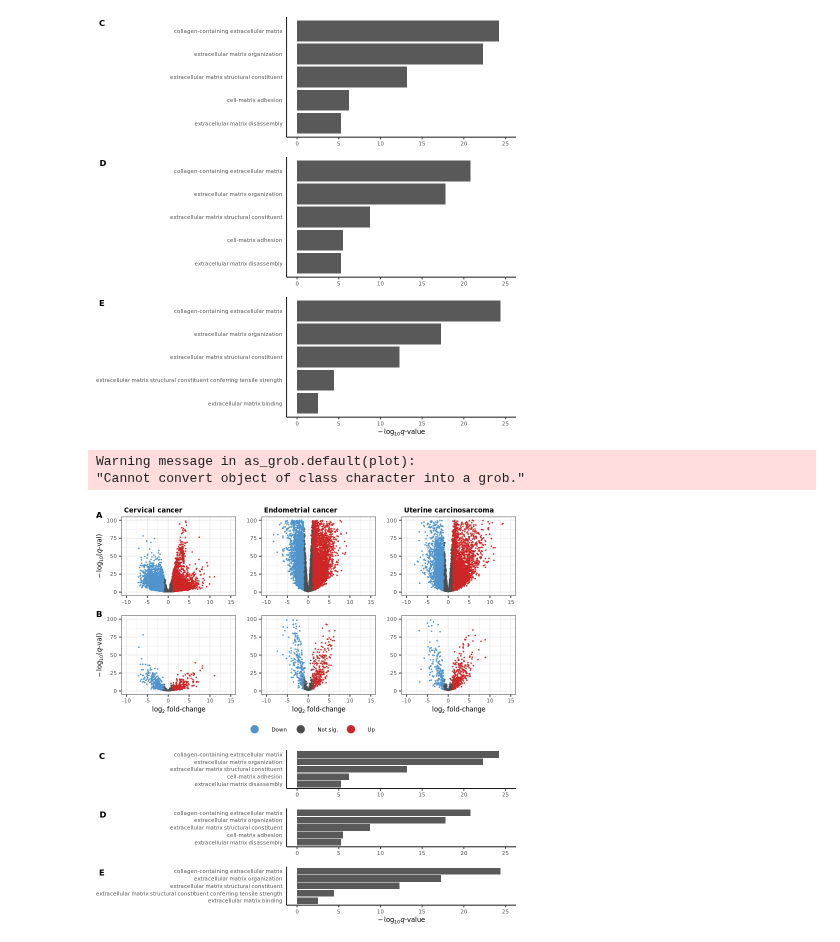
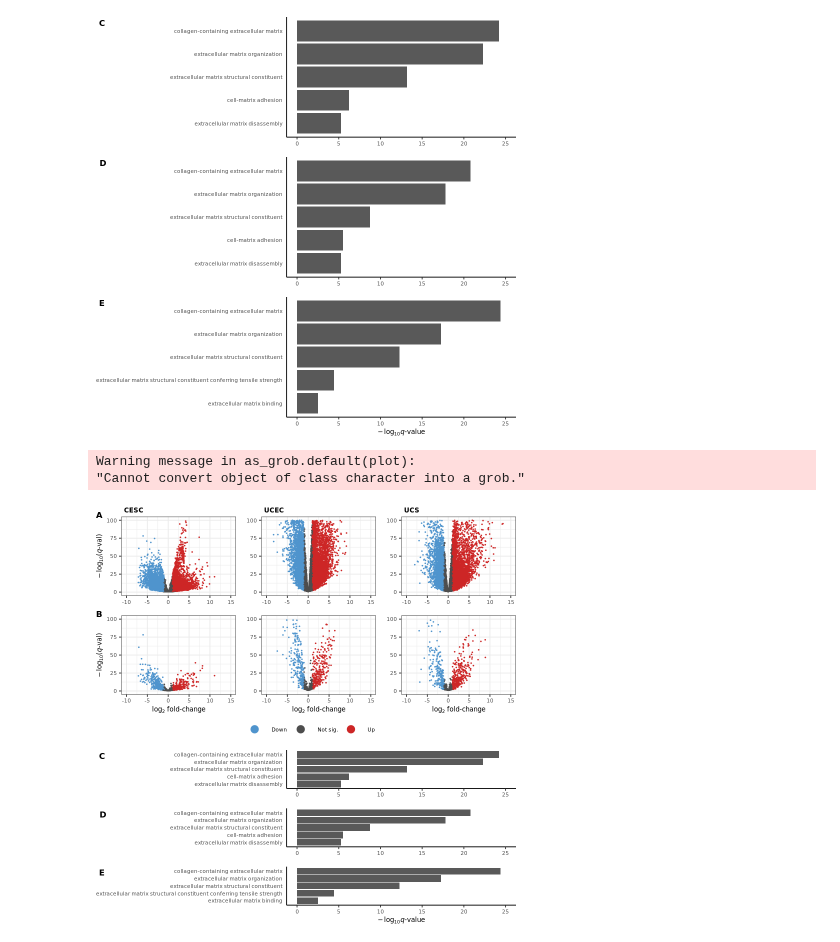
Before and after one commit to fogg-lab/characterizing-ecm-transcriptome-of-endometriosis, a Jupyter notebook: figures/figure_1.ipynb, the cells around one changed output. Drawn from its saved outputs; the diff is of its cells as text; code cells hidden in the pictures.

```diff
--- a/figures/figure_1.ipynb
+++ b/figures/figure_1.ipynb
@@ -156,17 +156,18 @@ ea_goplots
 [figure]
 # %%
 fig1 <- plot_grid(
-    plot_grid(NULL, NULL, NULL, ncol = 3, labels = c("Cervical cancer", "Endometrial cancer", "Uterine carcinosarcoma"), label_font_family = family, label_size = text_size, label_fontface = "bold", hjust = 0, vjust = 1.5, label_x = 0.2),
+#     plot_grid(NULL, NULL, NULL, ncol = 3, labels = c("Cervical cancer", "Endometrial cancer", "Uterine carcinosarcoma"), label_font_family = family, label_size = text_size, label_fontface = "bold", hjust = 0, vjust = 1.5, label_x = 0.2),
+    plot_grid(NULL, NULL, NULL, ncol = 3, labels = c("CESC", "UCEC", "UCS"), label_font_family = family, label_size = text_size, label_fontface = "bold", hjust = 0, vjust = 1.5, label_x = 0.2),
     vplot_grid + theme(plot.margin = unit(c(0, 0, 0.25, 0), "cm")),
     ea_goplots,
     ncol = 1,
     rel_heights = c(0.05, 1, 0.75)
 )
 fig1
 # %% [output]
 Warning message in as_grob.default(plot):
 "Cannot convert object of class character into a grob."
-[figure, old version]
+[figure, new version]
 # %%
 # ggsave(fig1, filename = paste0(dirs$figures_dir, "/paneled/figure1.png"), dpi = dpi, height = fig1_ht, width = fig1_wd)
 ggsave(fig1, filename = paste0(dirs$figures_dir, "/paneled/figure1.png"), dpi = dpi, height = 6, width = 6)
```
Also changed, not shown: 7 other files.
